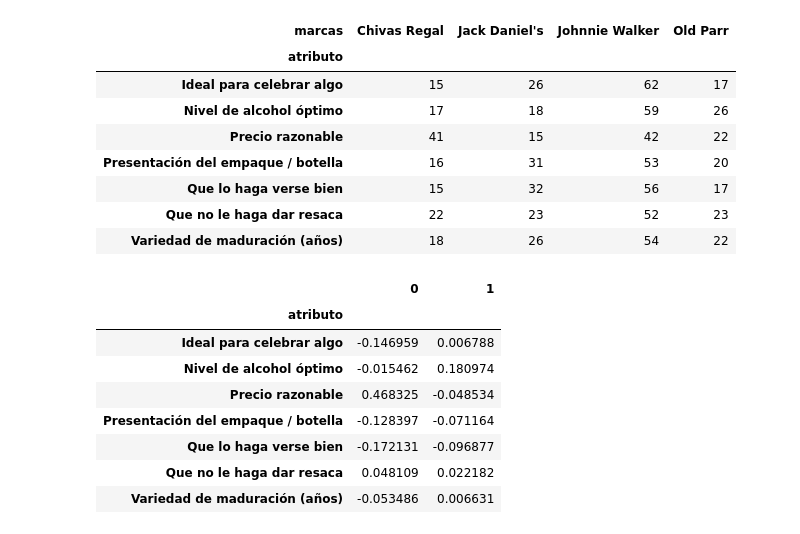
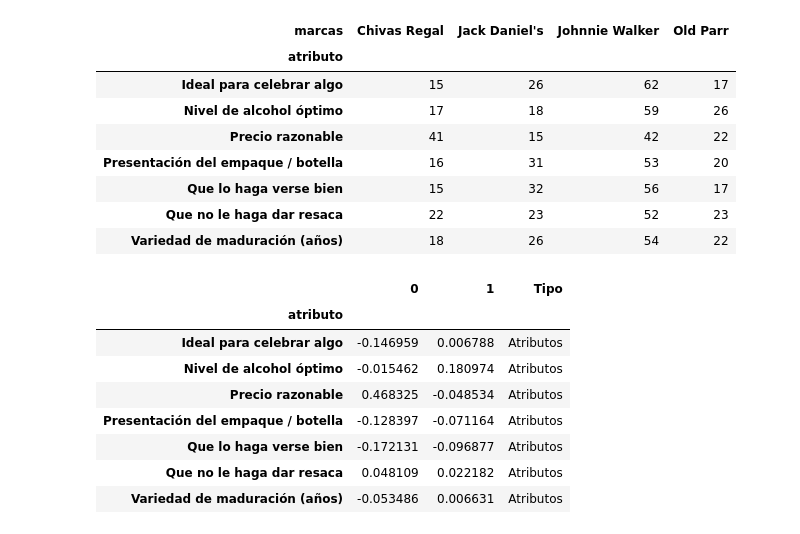
Before and after one commit to auzaluis/upsa_mod_202501, a Jupyter notebook: whisky/01_script_anacor_whisky.ipynb, the cells around one changed output. Drawn from its saved outputs; the diff is of its cells as text; code cells hidden in the pictures.

```diff
--- a/whisky/01_script_anacor_whisky.ipynb
+++ b/whisky/01_script_anacor_whisky.ipynb
@@ -53,18 +60,18 @@ ca = ca.fit(tabla_cont)
 # %%
 # coordenadas de los artibutos
 coord_atributos = ca.row_coordinates(tabla_cont)
+coord_atributos['Tipo'] = 'Atributos'
+coord_atributos
+# %% [output]
+|  | 0 | 1 | Tipo |
+| atributo |  |  |  |
+| Ideal para celebrar algo | -0.146959 | 0.006788 | Atributos |
+| Nivel de alcohol óptimo | -0.015462 | 0.180974 | Atributos |
+| Precio razonable | 0.468325 | -0.048534 | Atributos |
+| Presentación del empaque / botella | -0.128397 | -0.071164 | Atributos |
+| Que lo haga verse bien | -0.172131 | -0.096877 | Atributos |
+| Que no le haga dar resaca | 0.048109 | 0.022182 | Atributos |
+| Variedad de maduración (años) | -0.053486 | 0.006631 | Atributos |
-# %%
-coord_atributos
-# %% [output]
-|  | 0 | 1 |
-| atributo |  |  |
-| Ideal para celebrar algo | -0.146959 | 0.006788 |
-| Nivel de alcohol óptimo | -0.015462 | 0.180974 |
-| Precio razonable | 0.468325 | -0.048534 |
-| Presentación del empaque / botella | -0.128397 | -0.071164 |
-| Que lo haga verse bien | -0.172131 | -0.096877 |
-| Que no le haga dar resaca | 0.048109 | 0.022182 |
-| Variedad de maduración (años) | -0.053486 | 0.006631 |
 # %%
 # coordenadas de las marcas
 coord_marcas = ca.column_coordinates(tabla_cont)
```
Also changed, not shown: parts of 7 cells of this notebook.
